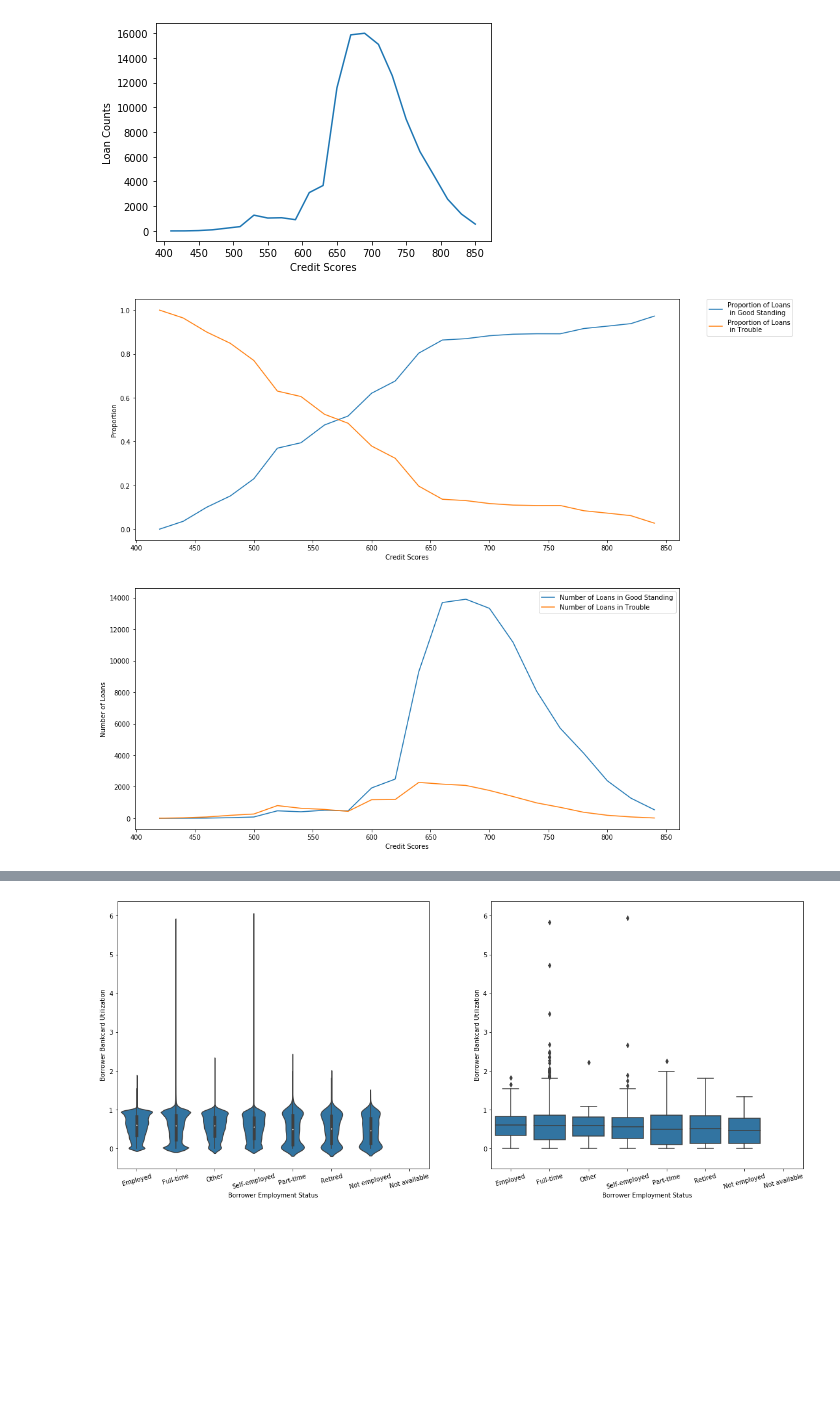
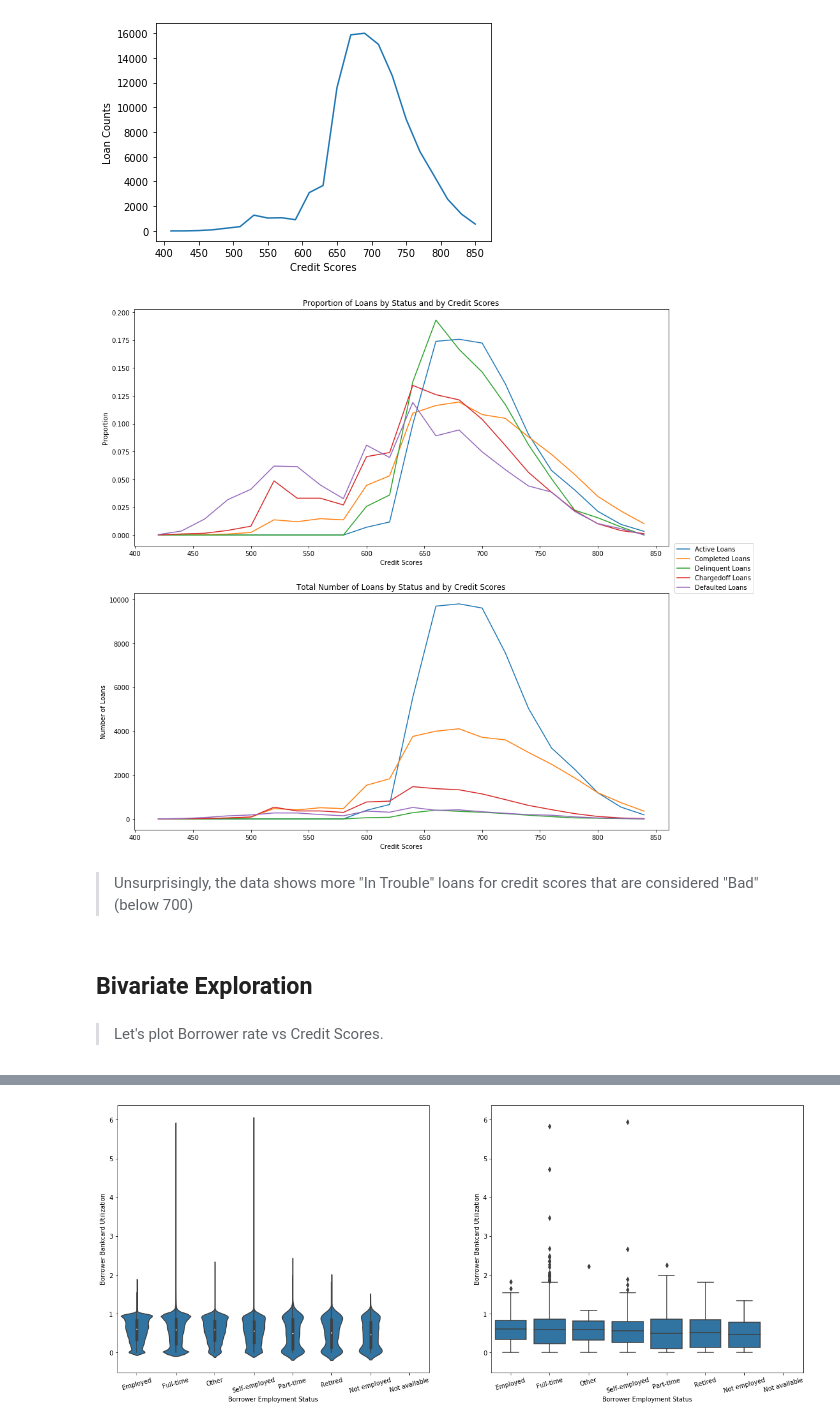
Before and after one commit to Dee-Dua/prosper-loans, a Jupyter notebook: exploration_template.ipynb, the cells around one changed output, grey strips where cells are left out. Drawn from its saved outputs; the diff is of its cells as text; code cells hidden in the pictures; blank space fills up the shorter version.

```diff
--- a/exploration_template.ipynb
+++ b/exploration_template.ipynb
@@ -281,3 +283,0 @@ Plotting for days taken between listing of aloan and origination of a loan.
-# %%
-# Creating a new column to hold the number of days between listing of loan and origination of loan
-df['days_for_loan_origination'] = (df['LoanOriginationDate']- df['ListingCreationDate']).dt.days
@@ -298,0 +298,9 @@ plt.xlabel('Days for Loan Origination');
+# %%
+#Deleting loans with 'Cancelled' status
+df = df.drop(index=df[df['LoanStatus'] == 'Cancelled'].index)
+# %%
+df['loan_status_cond'] = 'Delinquent'
+df.loc[(df['LoanStatus'] == 'Current'), 'loan_status_cond'] = 'Active'
+df.loc[(df['LoanStatus'].isin(['FinalPaymentInProgress', 'Completed'])), 'loan_status_cond'] = 'Completed'
+df.loc[(df['LoanStatus'] == 'Chargedoff'), 'loan_status_cond'] = 'Chargedoff'
+df.loc[(df['LoanStatus'] == 'Defaulted'), 'loan_status_cond'] = 'Defaulted'
@@ -418,4 +532,0 @@ df[df['LoanStatus'].isin(['Current', 'FinalPaymentInProgress', 'Completed'])]
-# %%
-df['loan_status_cond'] = 'In Trouble'
-df.loc[(df['LoanStatus'].isin(['Current', 'FinalPaymentInProgress', 'Completed'])), 'loan_status_cond'] = 'In Good Standing'
-df.head()
@@ -586,54 +627,48 @@ plt.xticks(x_ticks);
 # %%
 #Checking for the different types of Loan statuses based on credit scores.
 bin_edges = np.arange(410, 870, 20)
 
 bin_centers = bin_edges[:-1]+10
 
 credscore_binned = pd.cut(df['creditScore_calculated'], bin_edges, include_lowest=True)
 
-total_loans_good = df[df['loan_status_cond'] == 'In Good Standing']['loan_status_cond'].count()
-total_loans_trouble = df[df['loan_status_cond'] == 'In Trouble']['loan_status_cond'].count()
-total_loans = df[df['loan_status_cond'] == 'In Good Standing']['loan_status_cond'].count()
+stat_order = ['Active','Completed','Delinquent','Chargedoff','Defaulted']
 
+loan_sts_cnt = df.groupby([credscore_binned, df['loan_status_cond']])['loan_status_cond'].count().groupby(level=1)
 
 plt.figure(figsize = [15, 15])
 plt.subplot(2, 1, 1)
-loan_sts_cnt = df.groupby([credscore_binned, df['loan_status_cond']])['loan_status_cond'].count()
-#print(loan_sts_cnt)
-loan_sts_prop_good = []
-loan_sts_prop_trouble = []
-for i in range(len(loan_sts_cnt)):
-    if i%2 == 0:
-        loan_sts_prop_good.append(loan_sts_cnt[i]/(loan_sts_cnt[i] + loan_sts_cnt[i+1]))
-    else:
-        loan_sts_prop_trouble.append(loan_sts_cnt[i]/(loan_sts_cnt[i] + loan_sts_cnt[i-1]))
-
-plt.errorbar(x=bin_centers, y=loan_sts_prop_good, label='Proportion of Loans\n in Good Standing');
-plt.errorbar(x=bin_centers, y=loan_sts_prop_trouble, label='Proportion of Loans\n in Trouble');
+for stat in stat_order:
+    stat_str = stat
+    stat = loan_sts_cnt.get_group(stat)
+    total_loans = df[df['loan_status_cond'] == stat_str]['loan_status_cond'].count()
+    stat_prop = stat/total_loans
+    plt.errorbar(x=bin_centers, y=stat_prop, label=stat_str+' Loans');
 plt.xlabel('Credit Scores');
 plt.ylabel('Proportion');
 x_ticks = [400,450,500,550,600,650,700,750,800,850]
 plt.xticks(x_ticks);
-plt.legend(bbox_to_anchor=(1.05, 1), loc='upper left', borderaxespad=0.);
-
+plt.title('Proportion of Loans by Status and by Credit Scores');
 plt.subplot(2, 1, 2)
 
-loan_sts_cnt_good = []
-loan_sts_cnt_trouble = []
-for i in range(len(loan_sts_cnt)):
-    if i%2 == 0:
-        loan_sts_cnt_good.append(loan_sts_cnt[i])
-    else:
-        loan_sts_cnt_trouble.append(loan_sts_cnt[i])
+for stat in stat_order:
+    stat_str = stat
+    stat = loan_sts_cnt.get_group(stat)
+    plt.errorbar(x=bin_centers, y=stat, label=stat_str+' Loans');
 
-plt.errorbar(x=bin_centers, y=loan_sts_cnt_good, label='Number of Loans in Good Standing');
-plt.errorbar(x=bin_centers, y=loan_sts_cnt_trouble, label='Number of Loans in Trouble');
 plt.xlabel('Credit Scores');
 plt.ylabel('Number of Loans');
 x_ticks = [400,450,500,550,600,650,700,750,800,850]
 plt.xticks(x_ticks);
-plt.legend();
+plt.title('Total Number of Loans by Status and by Credit Scores');
+plt.legend(bbox_to_anchor=(1.16, 1), loc='lower right', borderaxespad=0.);
 # %% [output]
-[figure, old version]
+[figure, new version]
+# %% [markdown]
+> Unsurprisingly, the data shows more "In Trouble" loans for credit scores that are considered "Bad" (below 700)
+# %% [markdown]
+## Bivariate Exploration
+# %% [markdown]
+> Let's plot Borrower rate vs Credit Scores.
 # %%
 #Borrower rate vs Credit Scores.
```
Also changed, not shown: parts of 90 cells of this notebook.
